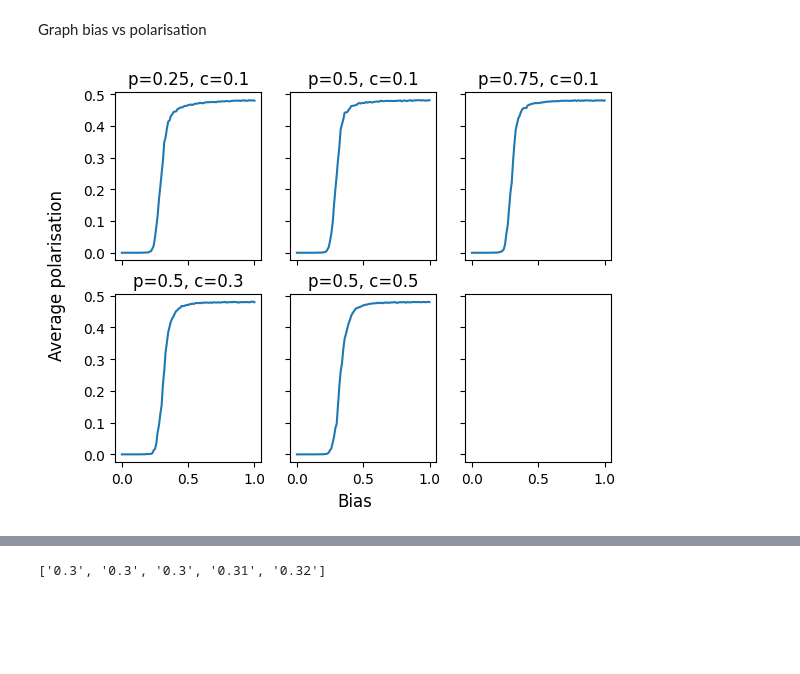
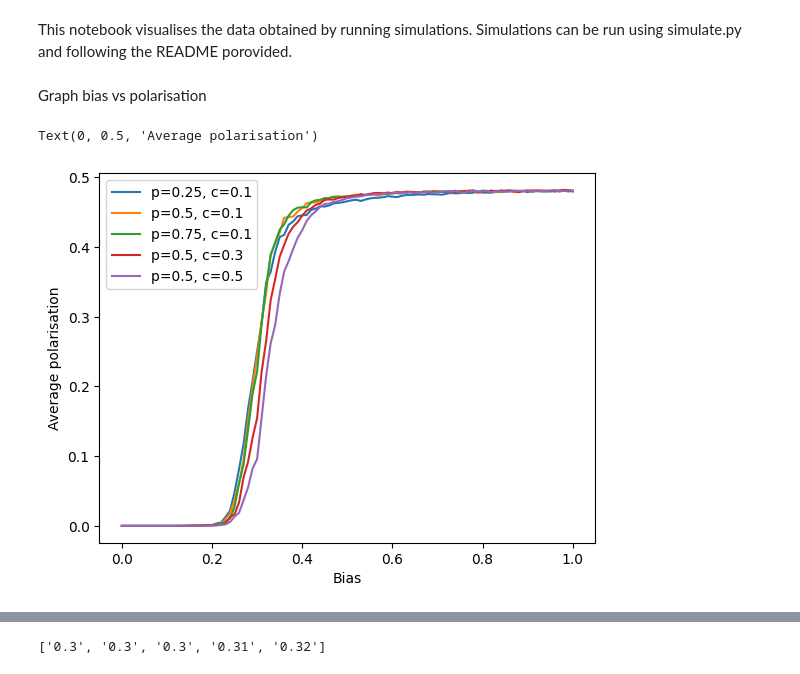
Before and after one commit to jasperpato/Social_Media_Simulator, a Jupyter notebook: analysis.ipynb, the cells around one changed output, grey strips where cells are left out. Cells and saved outputs as stored; diff of their text form; code cells hidden in the pictures; blank space fills up the shorter version.

```diff
--- a/analysis.ipynb
+++ b/analysis.ipynb
@@ -1,3 +1,5 @@
+# %% [markdown]
+This notebook visualises the data obtained by running simulations. Simulations can be run using simulate.py and following the README porovided.
 # %%
 import json
 import matplotlib.pyplot as plt
@@ -12,7 +14,7 @@ for p, c in ((0.25, 0.1), (0.5, 0.1), (0.75, 0.1), (0.5, 0.3), (0.5, 0.5)):
 	with open(file.format(p, c), 'r') as f:
 		data.append(json.load(f)['data'])
 # %%
-def plot_avg(data, ax, title):
+def plot_avg(data, label):
 	bs, ps = zip(*list(data.items()))
 	bs = [float(b) for b in bs]
 
@@ -20,20 +22,20 @@ def plot_avg(data, ax, title):
 	for p in ps:
 		avg_ps.append(sum(p) / len(p))
 
-	ax.plot(bs, avg_ps)
-	ax.set_title(title)
+	plt.plot(bs, avg_ps, label=label)
 # %%
-fig, axs = plt.subplots(2, 3, sharex=True, sharey=True)
-fig.supxlabel('Bias')
-fig.supylabel('Average polarisation')
+plot_avg(data[0], 'p=0.25, c=0.1')
+plot_avg(data[1], 'p=0.5, c=0.1')
+plot_avg(data[2], 'p=0.75, c=0.1')
+plot_avg(data[3], 'p=0.5, c=0.3')
+plot_avg(data[4], 'p=0.5, c=0.5')
 
-plot_avg(data[0], axs[0][0], 'p=0.25, c=0.1')
-plot_avg(data[1], axs[0][1], 'p=0.5, c=0.1')
-plot_avg(data[2], axs[0][2], 'p=0.75, c=0.1')
-plot_avg(data[3], axs[1][0], 'p=0.5, c=0.3')
-plot_avg(data[4], axs[1][1], 'p=0.5, c=0.5')
+plt.legend()
+plt.xlabel('Bias')
+plt.ylabel('Average polarisation')
 # %% [output]
+Text(0, 0.5, 'Average polarisation')
-[figure, old version]
+[figure, new version]
 # %%
 def variance(lst):
 	avg = sum(lst) / len(lst)
```
Also changed, not shown: parts of 12 cells of this notebook, 4 other files.
